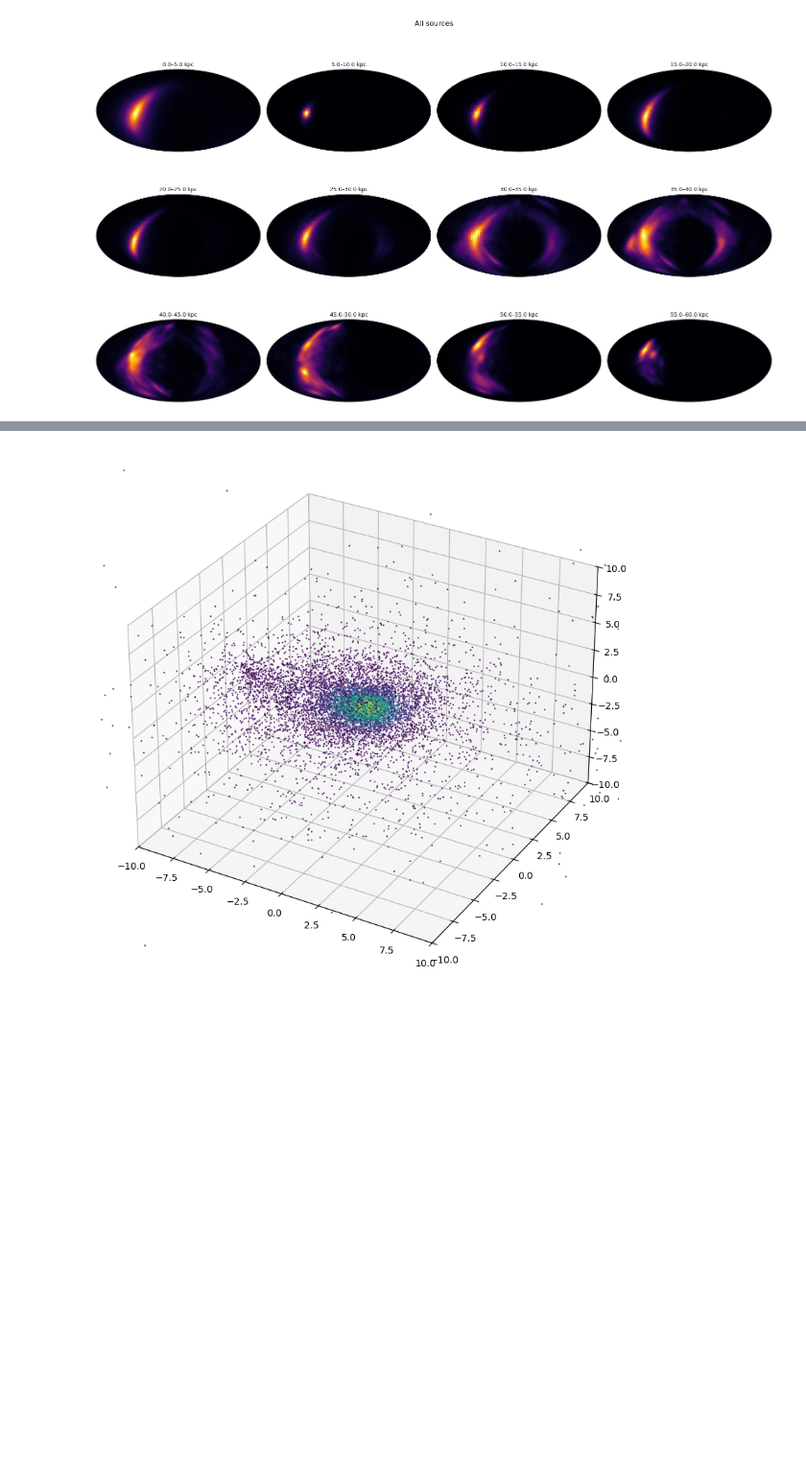
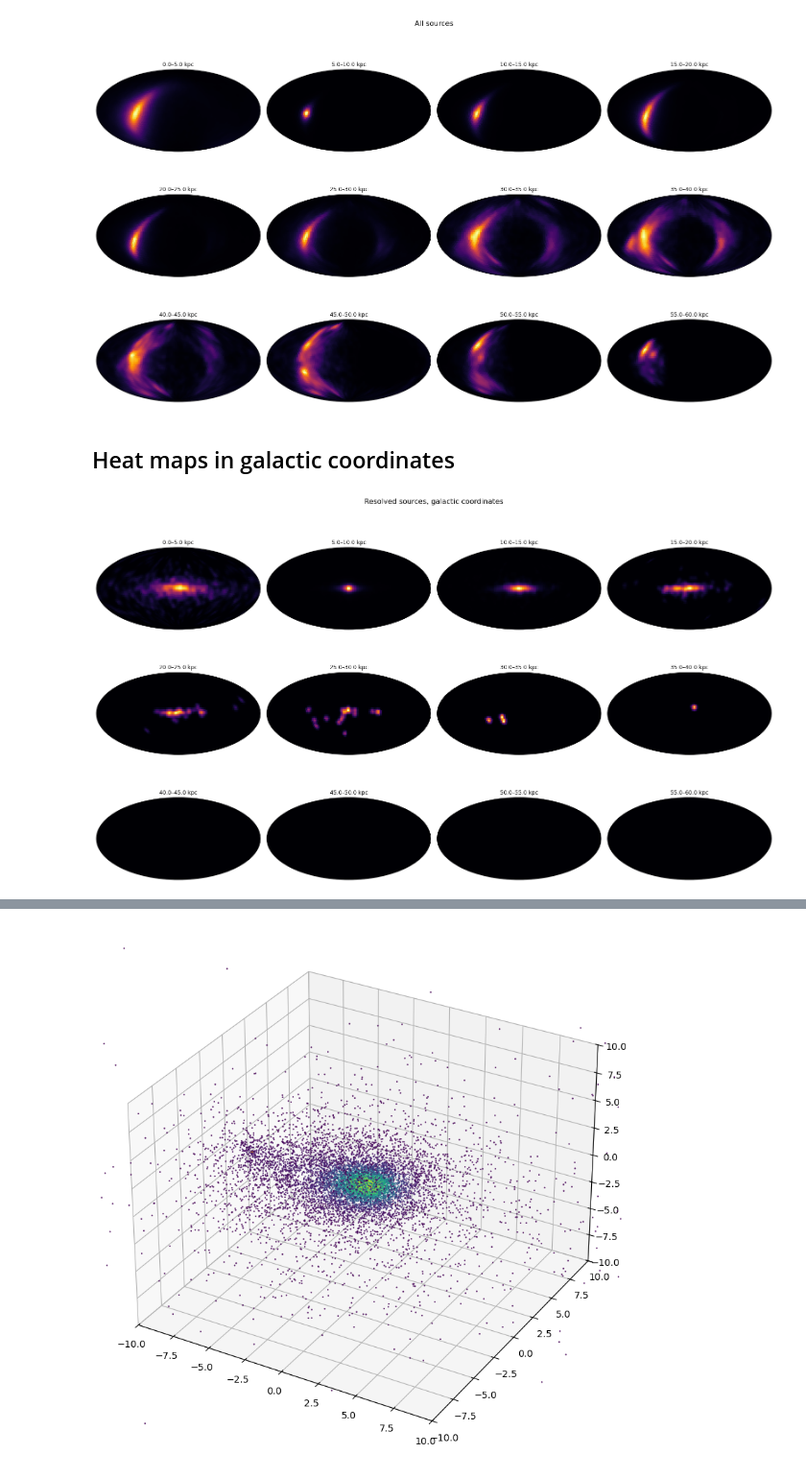
Before and after one commit to aacravi/snr-calculation, a Jupyter notebook: sky_plots.ipynb, the cells around one changed output, grey strips where cells are left out. Shown at 96% size. Cells and saved outputs as stored; diff of their text form; code cells hidden in the pictures; blank space fills up the shorter version.

```diff
--- a/sky_plots.ipynb
+++ b/sky_plots.ipynb
@@ -351,3 +374,51 @@ plt.tight_layout(rect=[0, 0, 1, 0.99])
 plt.show()
 # %% [output]
 [figure]
+# %% [markdown]
+## Heat maps in galactic coordinates
+# %%
+lon_edges = np.linspace(-np.pi, np.pi, 121)
+lat_edges = np.linspace(-np.pi/2, np.pi/2, 61)
+
+H_res_list = []
+H_list = []
+
+for i in range(n_shells):
+    mask_res = (dist_res_kpc >= r_edges[i]) & (dist_res_kpc < r_edges[i+1])
+    H, _, _ = np.histogram2d(gal_lon[mask_res], gal_lat[mask_res], bins=(lon_edges, lat_edges))
+    H_smooth = gaussian_filter(H, sigma=1.2)
+    H_res_list.append(H_smooth)
+
+    mask_all = (dist_all_kpc >= r_edges[i]) & (dist_all_kpc < r_edges[i+1])
+    H_all, _, _ = np.histogram2d(gal_lon_all[mask_all], gal_lat_all[mask_all], bins=(lon_edges, lat_edges))
+    H_all_smooth = gaussian_filter(H_all, sigma=1.2)
+    H_list.append(H_all_smooth)
+
+vmax = max(H.max() for H in H_list)
+# %%
+fig, axes = plt.subplots(
+    3, 4,
+    figsize=(16, 10),
+    subplot_kw={'projection': 'aitoff'}
+)
+
+axes = axes.flatten()
+
+for i, ax in enumerate(axes):
+    if i >= n_shells:
+        ax.axis('off')
+        continue
+
+    im = ax.pcolormesh(lon_edges, lat_edges, H_res_list[i].T, cmap='inferno', shading='auto')
+
+    ax.set_title(f"{r_edges[i]:.1f}–{r_edges[i+1]:.1f} kpc", fontsize=9)
+
+    ax.grid(True)
+    ax.set_xticks([])
+    ax.set_yticks([])
+
+fig.suptitle("Resolved sources, galactic coordinates", fontsize=12, y=0.98)
+plt.tight_layout(rect=[0, 0, 1, 0.99])
+plt.show()
+# %% [output]
+[figure, added]
```
Also changed, not shown: parts of 27 cells of this notebook, 3 other files.
